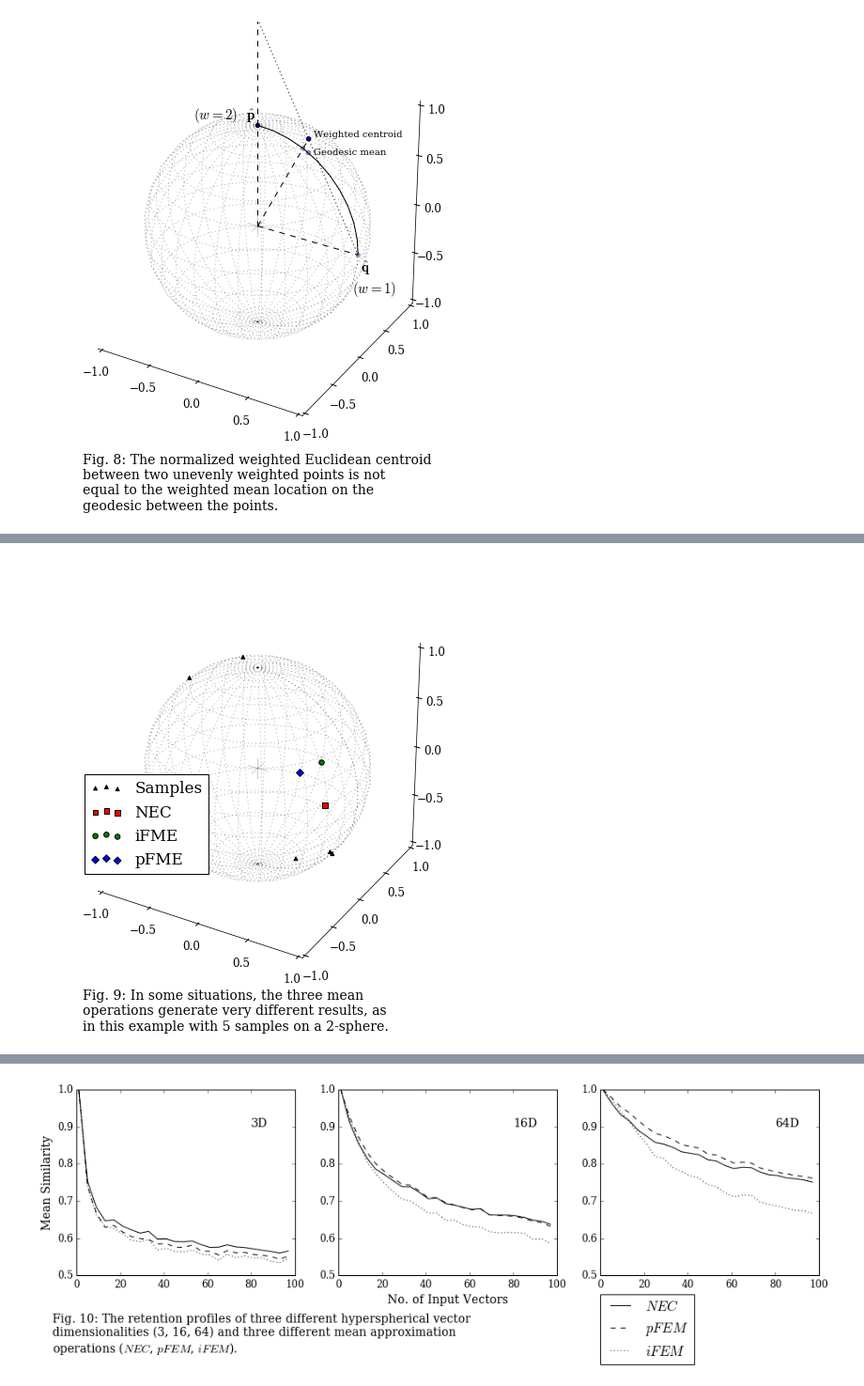
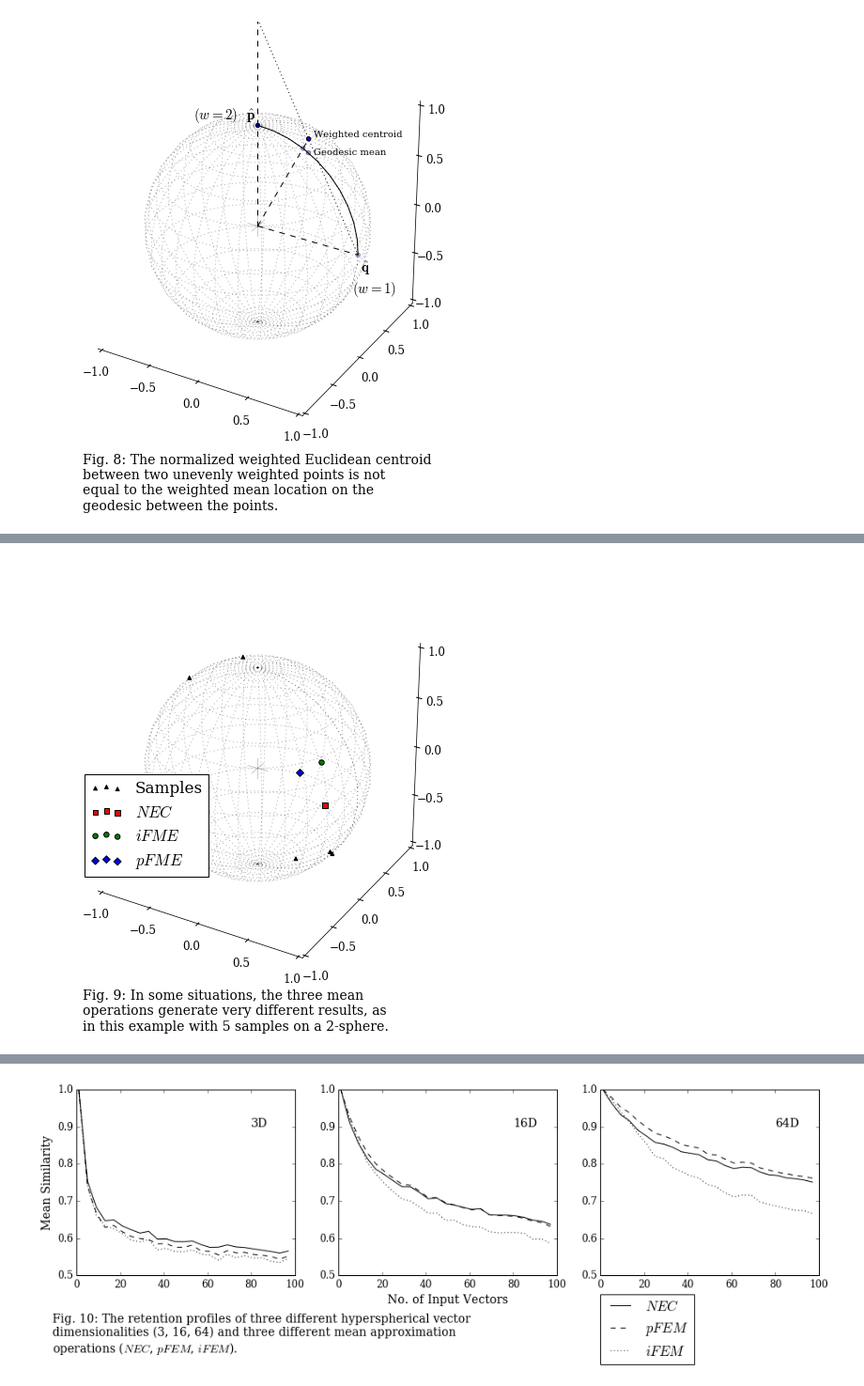
Before and after one commit to sagland/vecassoc, a Jupyter notebook: notebooks/Representing Object Association with Vector Similarity.ipynb, the cells around one changed output, grey strips where cells are left out. Shown at 94% size. Cells and saved outputs as stored; diff of their text form; code cells hidden in the pictures.

```diff
--- a/notebooks/Representing Object Association with Vector Similarity.ipynb
+++ b/notebooks/Representing Object Association with Vector Similarity.ipynb
@@ -629,30 +632,30 @@ def hs_pfmean(vs, ws=None):
 # %%
 # Illustrate the results of applying the three mean operations.
 fig = plt.figure(figsize=(8, 8))
 ax1 = fig.add_subplot(111, projection='3d')
 drawsphere(ax1)
 np.random.seed(4)
 vs = hs_sample(5, 3)
 x  = hs_normalize(np.array([[1,-1,1]]))
 vs = hs_slerp(x, vs, 0.6) # Cluster very loosely.
 nemean = hs_nemean(vs)
 ifmean = hs_ifmean(vs)
 pfmean = hs_pfmean(vs)
 ax1.scatter(vs[:,0],vs[:,1],vs[:,2], c='k', s=15, alpha=1.0, marker='^',
             label='Samples')
 ax1.scatter(nemean[0],nemean[1],nemean[2],
-            c='r', s=30, alpha=1.0, marker='s', label="NEC")
+            c='r', s=30, alpha=1.0, marker='s', label="$NEC$")
 ax1.scatter(ifmean[0],ifmean[1],ifmean[2],
-            c='g', s=30, alpha=1.0, marker='o', label="iFME")
+            c='g', s=30, alpha=1.0, marker='o', label="$iFME$")
 ax1.scatter(pfmean[0],pfmean[1],pfmean[2],
-            c='b', s=30, alpha=1.0, marker='D', label="pFME")
+            c='b', s=30, alpha=1.0, marker='D', label="$pFME$")
 plt.legend(bbox_to_anchor=(0.10, 0.5), loc=2, borderaxespad=0.0)
 fig.text(0.2, 0.04, 'Fig. 9: In some situations, the three mean\n'
                    'operations generate very different results, as\n'
                    'in this example with 5 samples on a 2-sphere.')
 plt.show()
 # %% [output]
-[figure, old version]
+[figure, new version]
 # %% [markdown]
 As can be seen in *Fig 9*, the three mean operations can generate significantly different results. We need a way to evaluate which is the most retentive. That is, we want to know which best preserves the input associations in the similarities of the mapped vectors. The more vectors in the set, the less we can expect a similarity to be strongly retained for a particular vector in the set. We can investigate how each mean operation performs in this regard.
 
```
Also changed, not shown: parts of 24 cells of this notebook.
